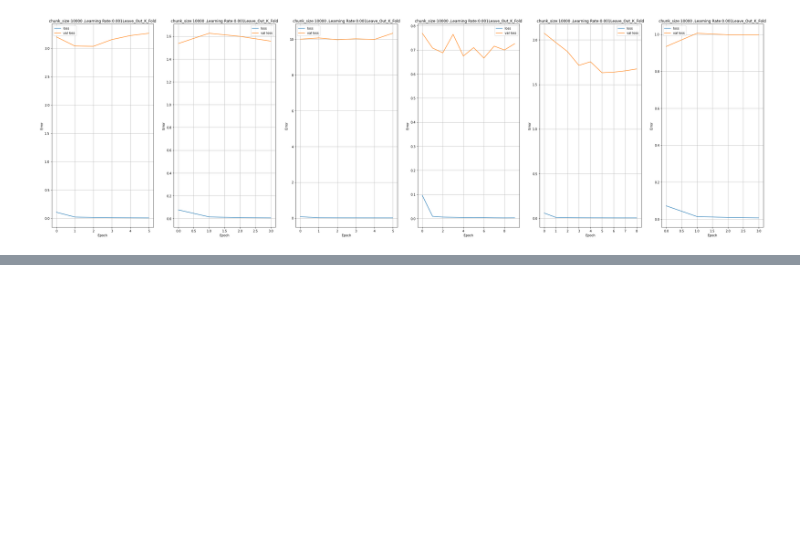
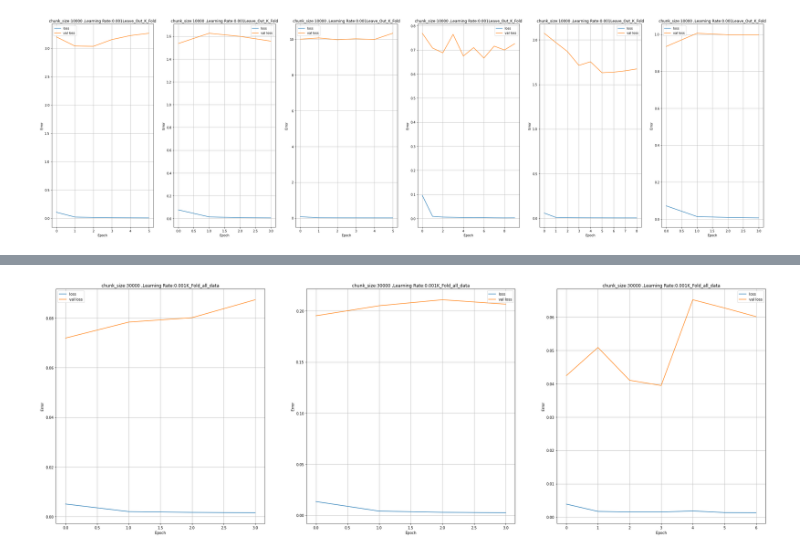
Before and after one commit to epic-research-group/das-to-discharge, a Jupyter notebook: debug-cross-validation-leave-out-chunking.ipynb, the cells around one changed output, grey strips where cells are left out. Cells and saved outputs as stored; diff of their text form; code cells hidden in the pictures; blank space fills up the shorter version.

```diff
--- a/debug-cross-validation-leave-out-chunking.ipynb
+++ b/debug-cross-validation-leave-out-chunking.ipynb
@@ -186,0 +284,16 @@ for a in range(1,3,1):
+# %%
+fig = plt.figure(figsize=(48,12), facecolor='w', edgecolor='k')
+b=0
+
+for a in range(1,4,1):
+    plt.subplot(1,4,a)
+    plt.plot(losses['chunk_size:30000']['M_fold'+str(b)+'_loss'], label='loss')
+    plt.plot(losses['chunk_size:30000']['M_fold'+str(b)+'_val_loss'], label='val loss')
+    plt.xlabel('Epoch')
+    plt.ylabel('Error')
+    plt.title('chunk_size:30000'+' ,Learning Rate:0.001'+'K_Fold_all_data')
+    plt.legend()
+    plt.grid(True)
+    b+=1
+# %% [output]
+[figure, added]
```
Also changed, not shown: parts of 13 cells of this notebook.
